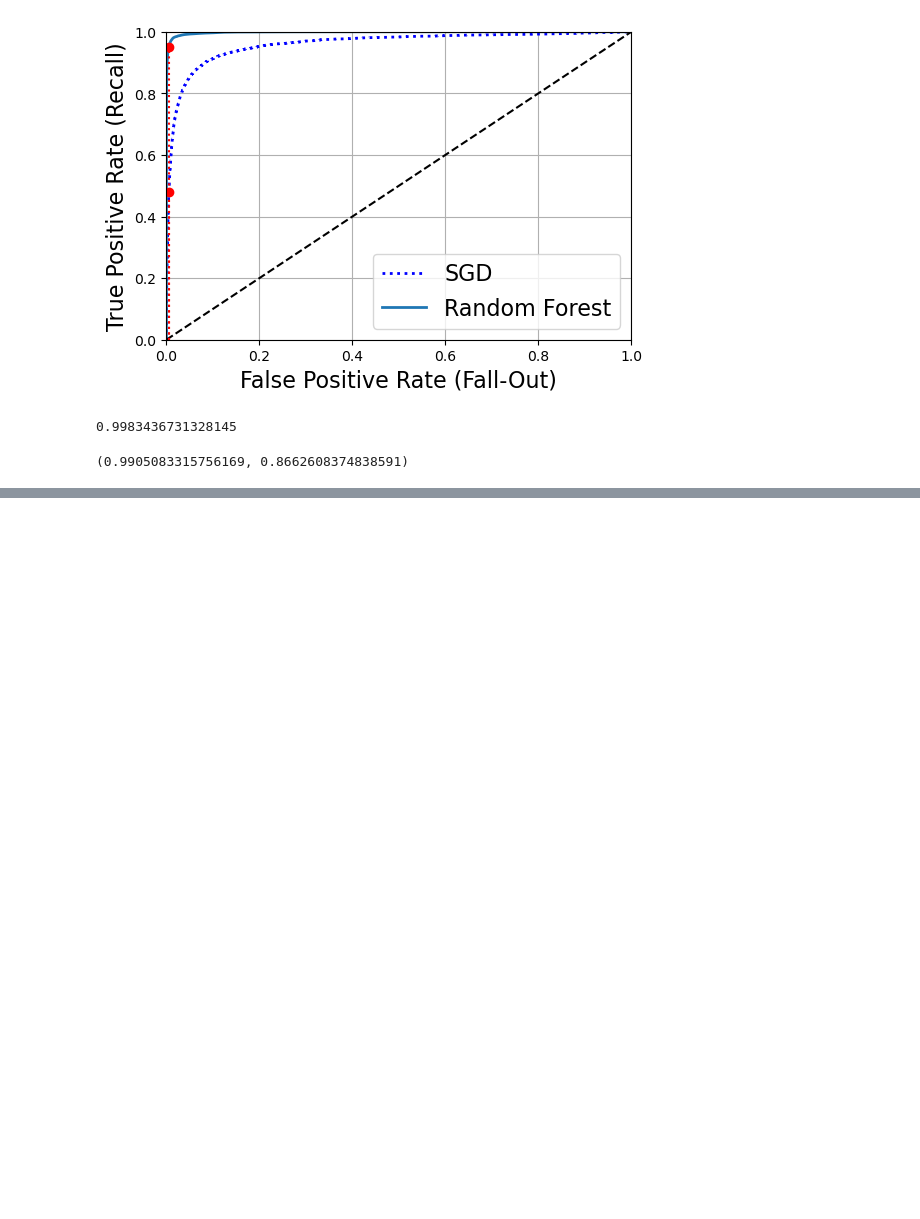
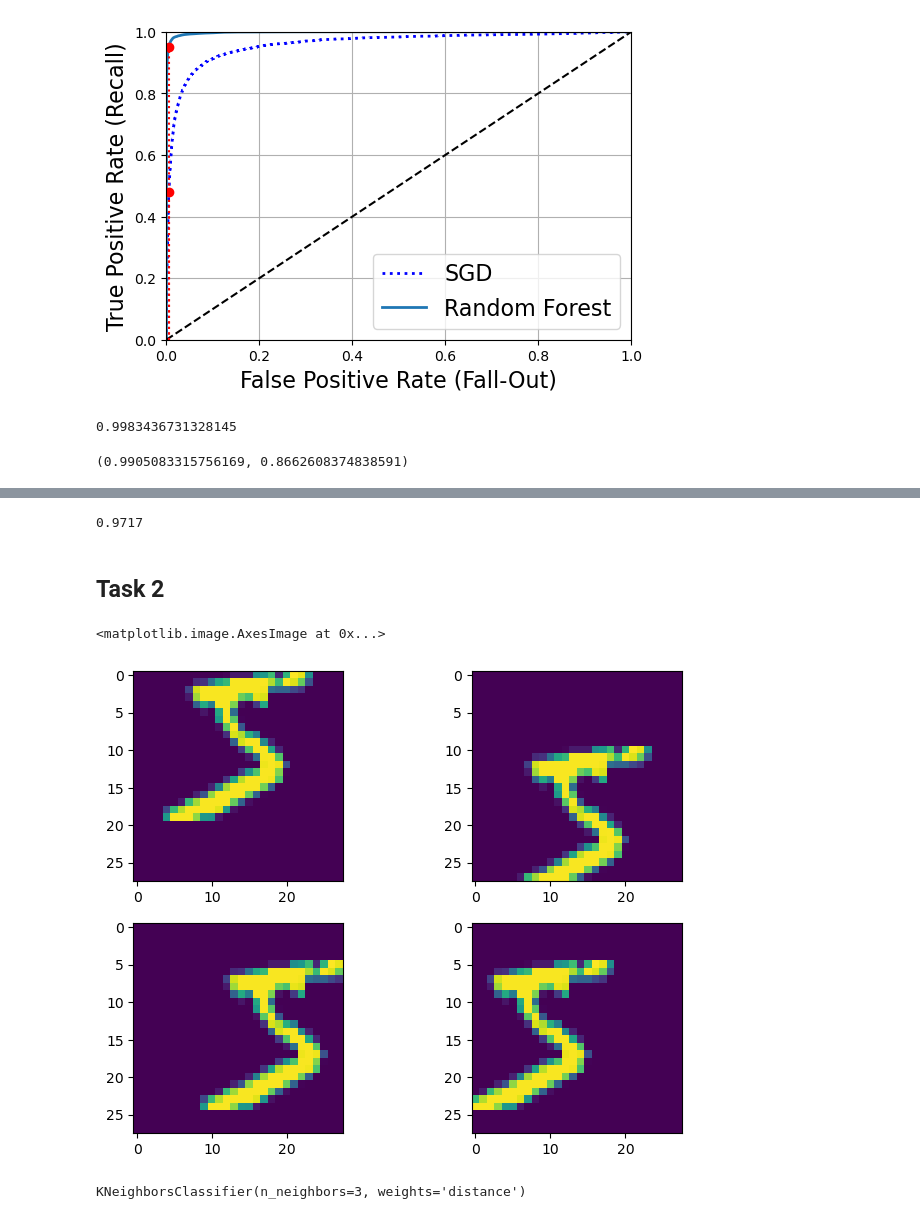
Before and after one commit to moatasem75291/LinkedIn-Articles, a Jupyter notebook: Books/Hands on Machie Learning/Hands on Machie Learning/chapter 3/Classification.ipynb, the cells around one changed output, grey strips where cells are left out. Saved outputs shown, nothing was run; the diff lists cells and outputs as text; code cells hidden in the pictures; blank space fills up the shorter version.

```diff
--- a/Books/Hands on Machie Learning/Hands on Machie Learning/chapter 3/Classification.ipynb
+++ b/Books/Hands on Machie Learning/Hands on Machie Learning/chapter 3/Classification.ipynb
@@ -242,0 +343,7 @@ precision_score(y_train_5, y_train_pred_forest), recall_score(y_train_5, y_train
+# %%
+from sklearn.metrics import accuracy_score
+accuracy_score(y_test, y_predict_task1)
+# %% [output]
+0.9717
+# %% [markdown]
+## Task 2
@@ -242,0 +352,18 @@ precision_score(y_train_5, y_train_pred_forest), recall_score(y_train_5, y_train
+# %%
+def shift_image(img, dx=1, dy=1):
+    img = img.reshape((28, 28))
+    shifted_img = shift(img,[dy, dx], cval=0, mode="constant")
+    return shifted_img.reshape([-1])
+# %%
+plt.figure(figsize=(8,6))
+plt.subplot(221)
+plt.imshow(shift_image(some_digit, 0, -5).reshape((28, 28)))
+plt.subplot(222)
+plt.imshow(shift_image(some_digit, 0, 5).reshape((28, 28)))
+plt.subplot(223)
+plt.imshow(shift_image(some_digit, 5, 0).reshape((28, 28)))
+plt.subplot(224)
+plt.imshow(shift_image(some_digit, -5, 0).reshape((28, 28)))
+# %% [output]
+<matplotlib.image.AxesImage at 0x...>
+[figure, added]
@@ -242,0 +397,4 @@ precision_score(y_train_5, y_train_pred_forest), recall_score(y_train_5, y_train
+# %%
+knn_clf.fit(X_train_augmented, y_train_augmented)
+# %% [output]
+KNeighborsClassifier(n_neighbors=3, weights='distance')
```
Also changed, not shown: parts of 24 cells of this notebook.
